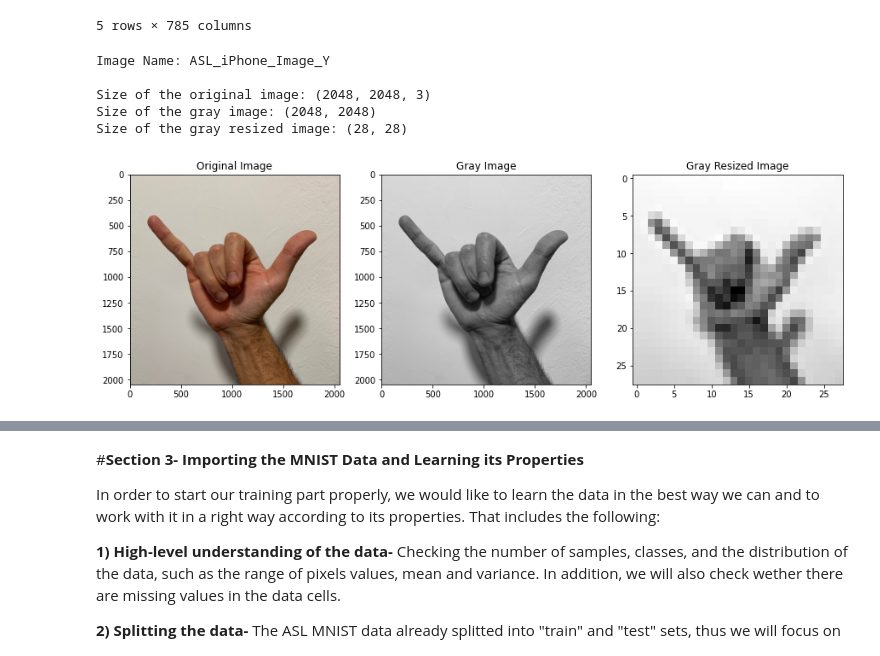
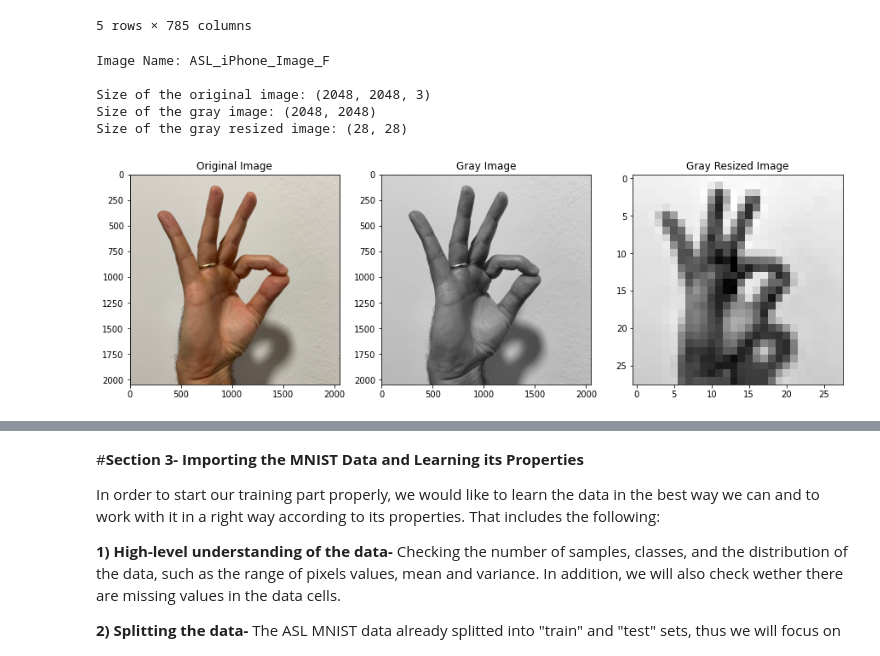
Before and after one commit to RonBartov/american-sign-language-image-classification, a Jupyter notebook: Final_Project_ASL_Classification.ipynb, the cells around one changed output, grey strips where cells are left out. Drawn from its saved outputs; the diff is of its cells as text; code cells hidden in the pictures.

```diff
--- a/Final_Project_ASL_Classification.ipynb
+++ b/Final_Project_ASL_Classification.ipynb
@@ -219,13 +275,14 @@ iPhone_imgs_df.head()
 5 rows × 785 columns
 # %%
 # plot one iPhone image to see the full image processesing step
-plot_one_iPhone_img(indicator='Y', img_source=iPhone_imgs_folder_path)
+# this plot use the folder path as the source of the images
+plot_one_iPhone_img(indicator='F', img_source=iPhone_imgs_folder_path)
 # %% [output]
-Image Name: ASL_iPhone_Image_Y
+Image Name: ASL_iPhone_Image_F
 
 Size of the original image: (2048, 2048, 3)
 Size of the gray image: (2048, 2048)
 Size of the gray resized image: (28, 28)
-[figure, old version]
+[figure, new version]
 # %%
 # plot few iPhone images as an example
```
Also changed, not shown: parts of 41 cells of this notebook.
